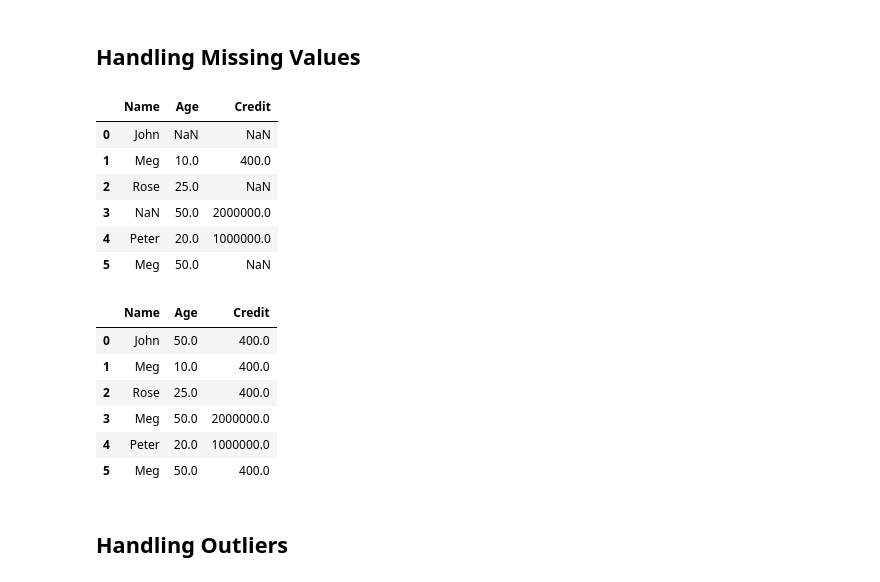
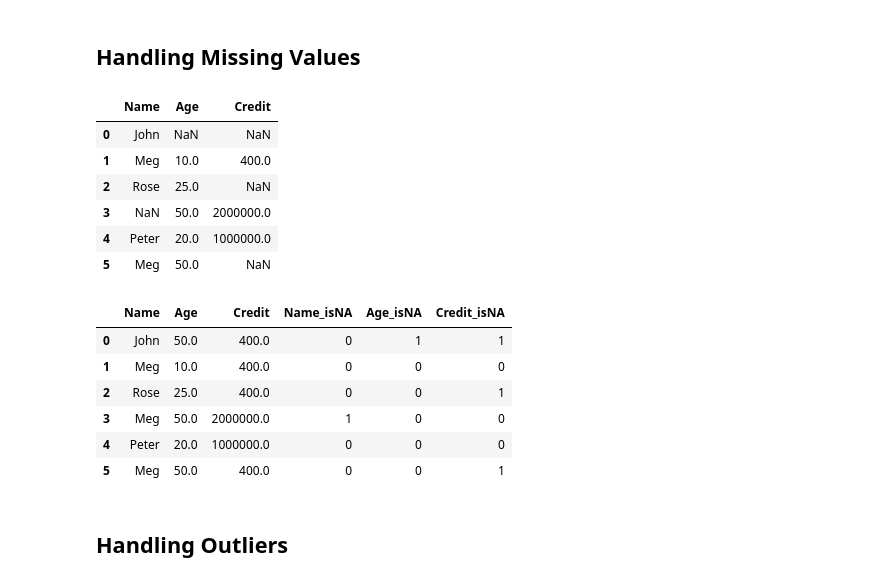
Before and after one commit to AhmedMostafa16/PrediKit, a Jupyter notebook: examples/02_Data_Preperation.ipynb, the cells around one changed output. Drawn from its saved outputs; the diff is of its cells as text; code cells hidden in the pictures.

```diff
--- a/examples/02_Data_Preperation.ipynb
+++ b/examples/02_Data_Preperation.ipynb
@@ -184,33 +179,29 @@ def init_df_sample(sample_number: int = 1):
 # %%
 df = init_df_sample(1)
 display(df)
 
-# bug in MODE doesn't fill all NaNs
-mvp = pk.MissingValuesProcessor(strategy=pk.MissingValueStrategy.MODE)
-result = mvp.fit_transform(df)
-
-if result.is_err():
-    raise ValueError(
-        "Operation must be done for later operation (Outliers Detection)"
-    )
-
-df = result.unwrap()
+mvp = pk.MissingValuesProcessor(
+    strategy=pk.MissingValueStrategy.MODE,
+    add_indicator=True,
+    fill_value=1,
+)
+df = mvp.fit_transform(df)
 df
 # %% [output]
 |  | Name | Age | Credit |
 | 0 | John | NaN | NaN |
 | 1 | Meg | 10.0 | 400.0 |
 | 2 | Rose | 25.0 | NaN |
 | 3 | NaN | 50.0 | 2000000.0 |
 | 4 | Peter | 20.0 | 1000000.0 |
 | 5 | Meg | 50.0 | NaN |
-|  | Name | Age | Credit |
-| 0 | John | 50.0 | 400.0 |
-| 1 | Meg | 10.0 | 400.0 |
-| 2 | Rose | 25.0 | 400.0 |
-| 3 | Meg | 50.0 | 2000000.0 |
-| 4 | Peter | 20.0 | 1000000.0 |
-| 5 | Meg | 50.0 | 400.0 |
+|  | Name | Age | Credit | Name_isNA | Age_isNA | Credit_isNA |
+| 0 | John | 50.0 | 400.0 | 0 | 1 | 1 |
+| 1 | Meg | 10.0 | 400.0 | 0 | 0 | 0 |
+| 2 | Rose | 25.0 | 400.0 | 0 | 0 | 1 |
+| 3 | Meg | 50.0 | 2000000.0 | 1 | 0 | 0 |
+| 4 | Peter | 20.0 | 1000000.0 | 0 | 0 | 0 |
+| 5 | Meg | 50.0 | 400.0 | 0 | 0 | 1 |
 # %% [markdown]
 ## Handling Outliers
 # %%
```
Also changed, not shown: parts of 11 cells of this notebook, 11 other files.
